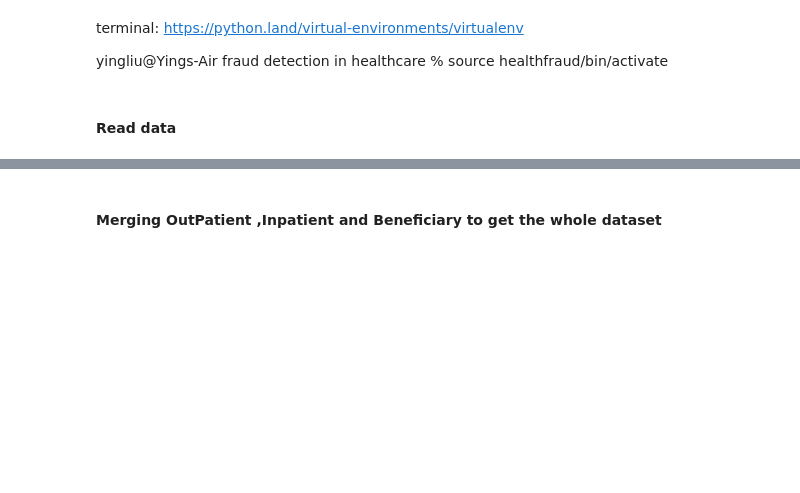
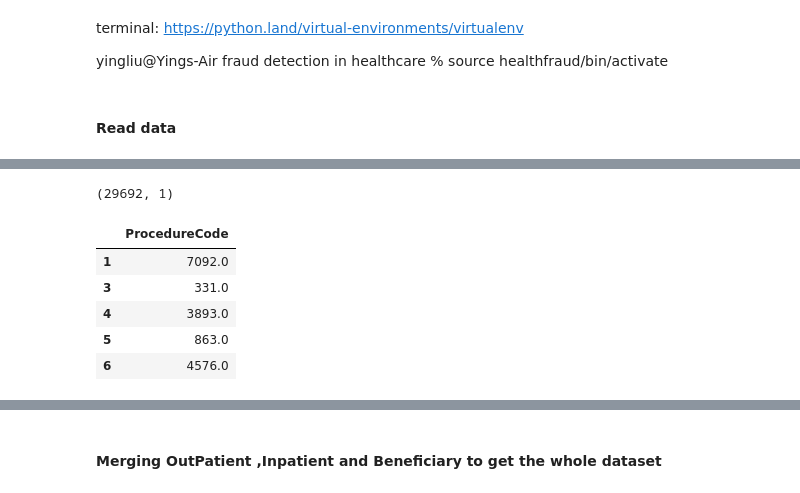
Before and after one commit to yingliu1206/Fraud-detection-In-Health-Care, a Jupyter notebook: code.ipynb, the cells around one changed output, grey strips where cells are left out. Cells and saved outputs as stored; diff of their text form; code cells hidden in the pictures; blank space fills up the shorter version.

```diff
--- a/code.ipynb
+++ b/code.ipynb
@@ -46,0 +68,20 @@ Train
+# %%
+# create a dataframe for concatinating all Procedure Code columns
+inpatient_proc = pd.DataFrame(columns = ['ProcedureCode'])
+inpatient_proc['ProcedureCode'] = pd.concat([Train_Inpatientdata["ClmProcedureCode_1"],
+                                           Train_Inpatientdata["ClmProcedureCode_2"],
+                                           Train_Inpatientdata["ClmProcedureCode_3"],
+                                           Train_Inpatientdata["ClmProcedureCode_4"],
+                                           Train_Inpatientdata["ClmProcedureCode_5"],
+                                           Train_Inpatientdata["ClmProcedureCode_6"]], axis=0, sort=True).dropna()
+
+print(inpatient_proc.shape)
+inpatient_proc.head(5)
+# %% [output]
+(29692, 1)
+|  | ProcedureCode |
+| 1 | 7092.0 |
+| 3 | 331.0 |
+| 4 | 3893.0 |
+| 5 | 863.0 |
+| 6 | 4576.0 |
```
Also changed, not shown: parts of 17 cells of this notebook.
